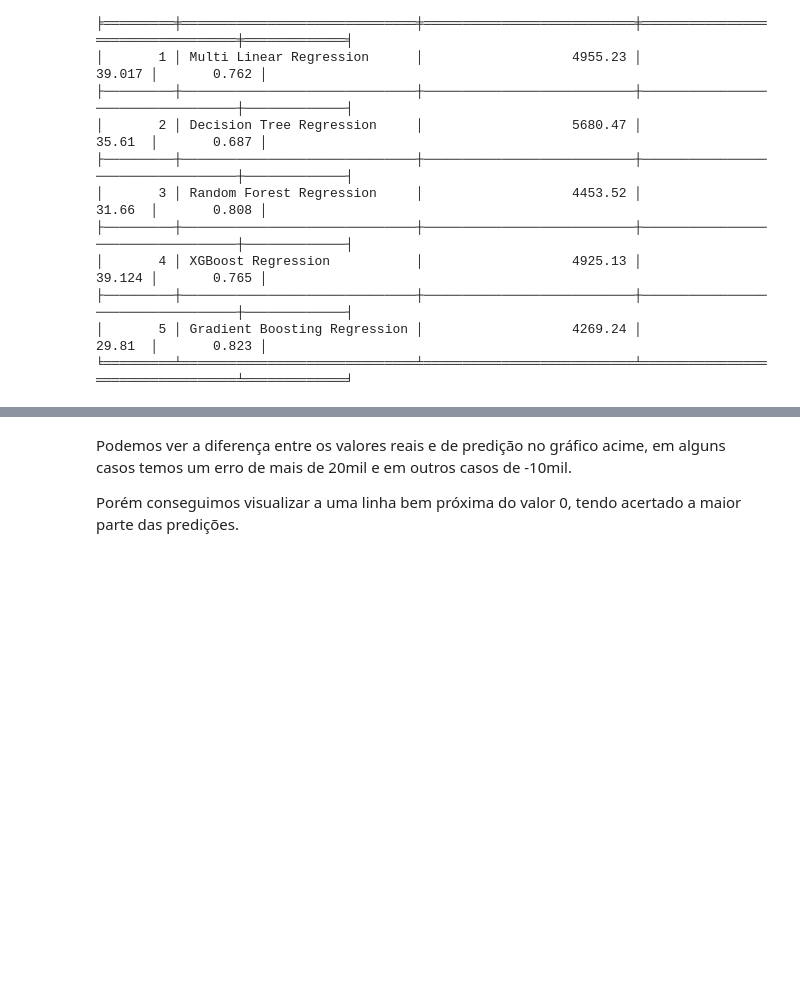
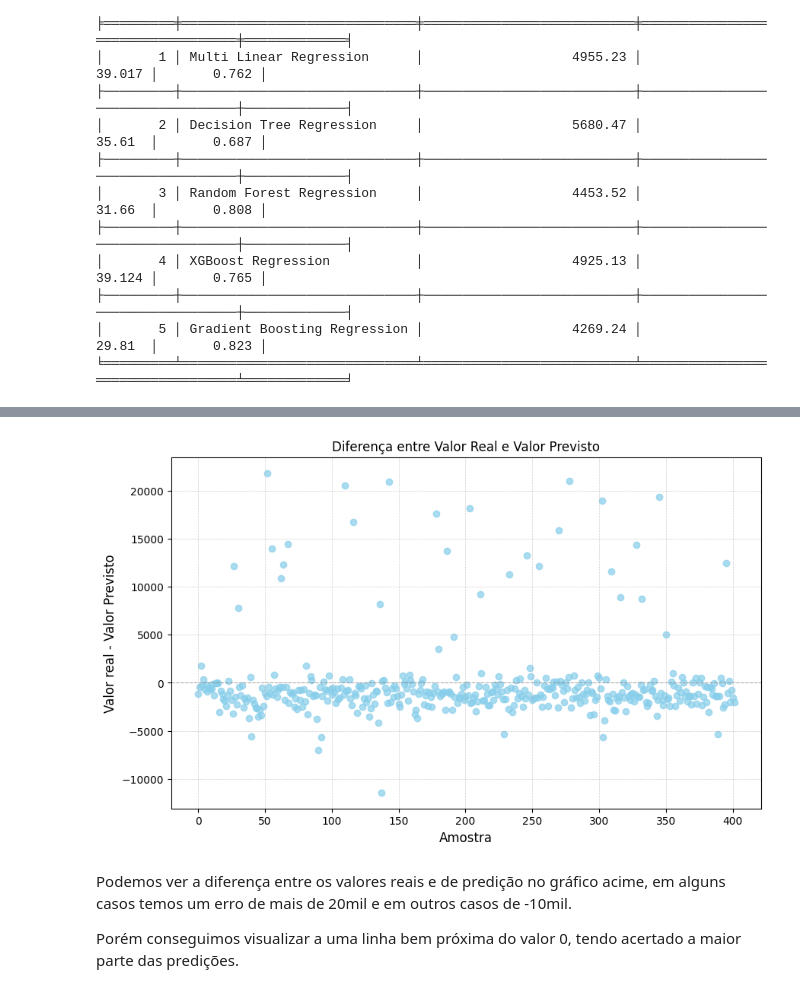
Before and after one commit to lucasfelipecdm/tech-challenge-fase-1, a Jupyter notebook: modeling/model_building_evaluation.ipynb, the cells around one changed output, grey strips where cells are left out. Saved outputs shown, nothing was run; the diff lists cells and outputs as text; code cells hidden in the pictures; blank space fills up the shorter version.

```diff
--- a/modeling/model_building_evaluation.ipynb
+++ b/modeling/model_building_evaluation.ipynb
@@ -243,3 +268,17 @@ g=plt.plot(y_test - y_pred, marker='o', linestyle='')
+# %%
+plt.figure(figsize=(10, 6))
+plt.title('Diferença entre Valor Real e Valor Previsto')
+
+plt.scatter(range(len(y_test)), y_test - y_pred, color='skyblue', alpha=0.7)
+plt.xlabel('Amostra')
+plt.ylabel('Valor real - Valor Previsto')
+
+plt.axhline(0, color='gray', linestyle='--', linewidth=0.8, alpha=0.6)
+plt.grid(True, linestyle='--', alpha=0.6, which='both', linewidth=0.5)
+
+plt.show()
+# %% [output]
+[figure, added]
 # %% [markdown]
 Podemos ver a diferença entre os valores reais e de predição no gráfico acime, em alguns casos temos um erro de mais de 20mil e em outros casos de -10mil.
 
```
Also changed, not shown: parts of 2 cells of this notebook.
